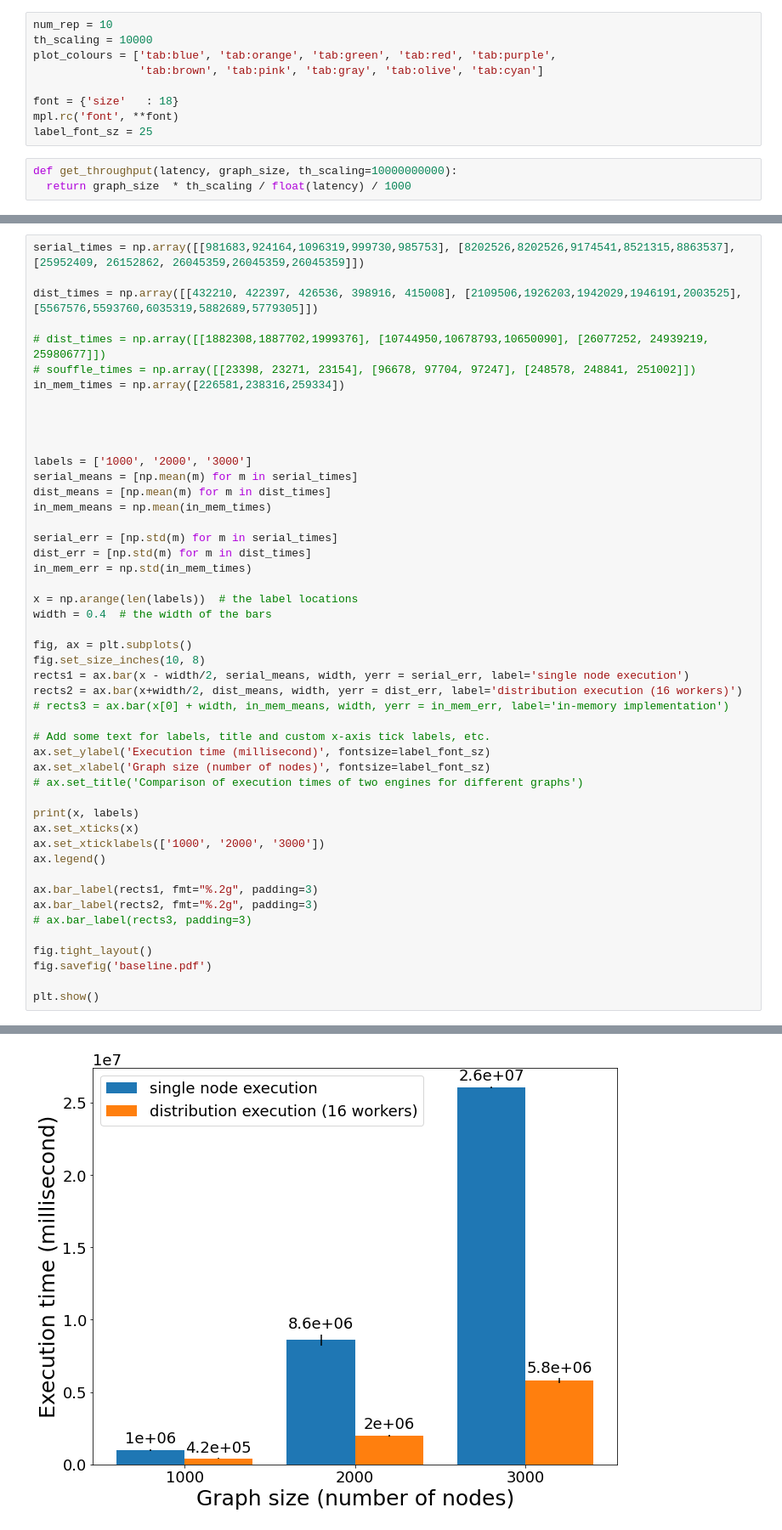
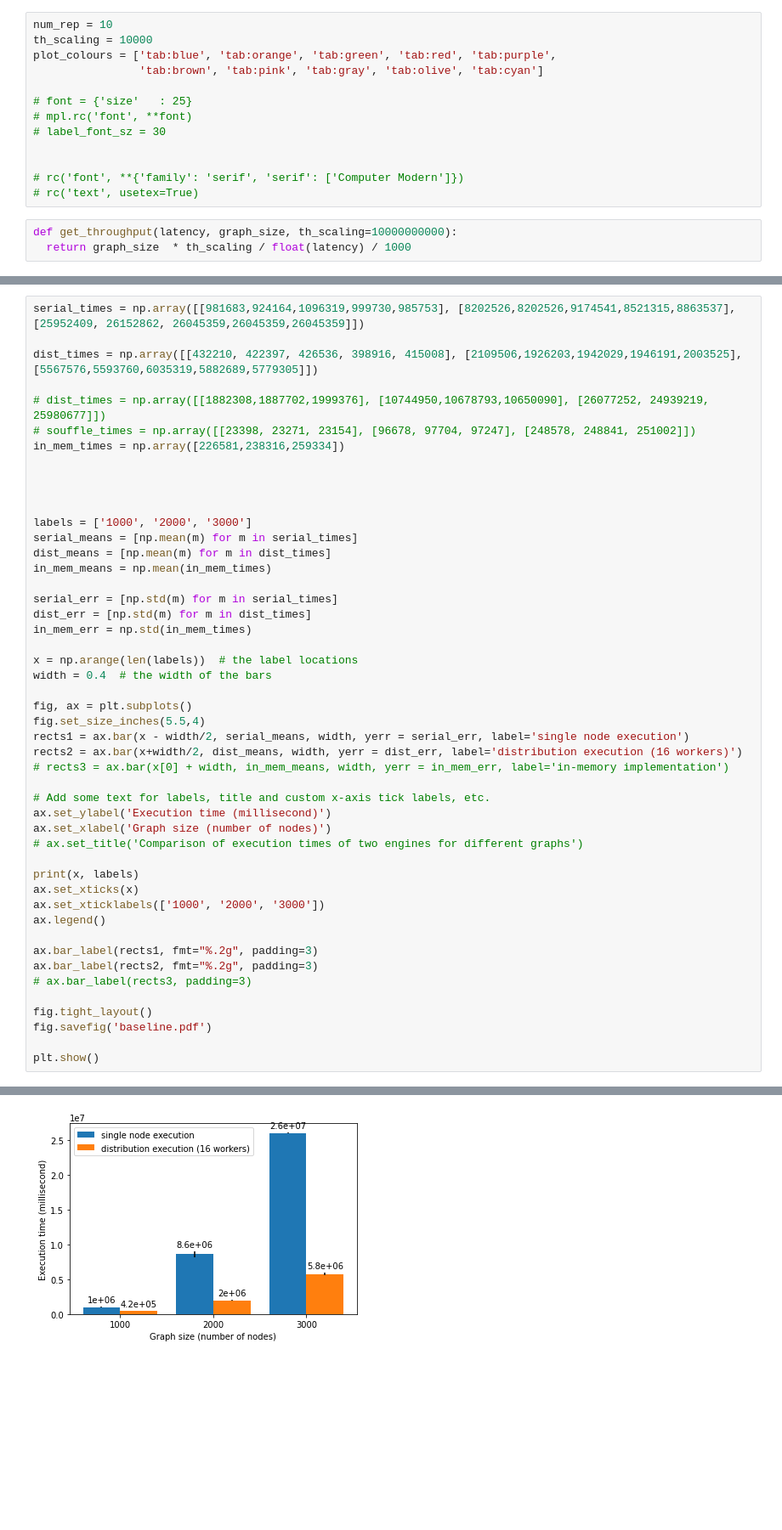
Before and after one commit to Vincent-lau/erlog, a Jupyter notebook: apps/bench/src/plot.ipynb, the cells around one changed output, grey strips where cells are left out. Shown: that part at 85% size. Saved outputs shown, nothing was run; the diff lists cells and outputs as text; blank space fills up the shorter version.

```diff
--- a/apps/bench/src/plot.ipynb
+++ b/apps/bench/src/plot.ipynb
@@ -9,9 +10,13 @@ th_scaling = 10000
 plot_colours = ['tab:blue', 'tab:orange', 'tab:green', 'tab:red', 'tab:purple',
                 'tab:brown', 'tab:pink', 'tab:gray', 'tab:olive', 'tab:cyan']
 
-font = {'size'   : 18}
-mpl.rc('font', **font)
-label_font_sz = 25
+# font = {'size'   : 25}
+# mpl.rc('font', **font)
+# label_font_sz = 30
+
+
+# rc('font', **{'family': 'serif', 'serif': ['Computer Modern']})
+# rc('text', usetex=True)
 # %%
 def get_throughput(latency, graph_size, th_scaling=10000000000):
   return graph_size  * th_scaling / float(latency) / 1000
@@ -238,37 +248,37 @@ in_mem_means = np.mean(in_mem_times)
 serial_err = [np.std(m) for m in serial_times]
 dist_err = [np.std(m) for m in dist_times]
 in_mem_err = np.std(in_mem_times)
 
 x = np.arange(len(labels))  # the label locations
 width = 0.4  # the width of the bars
 
 fig, ax = plt.subplots()
-fig.set_size_inches(10, 8)
+fig.set_size_inches(5.5,4)
 rects1 = ax.bar(x - width/2, serial_means, width, yerr = serial_err, label='single node execution')
 rects2 = ax.bar(x+width/2, dist_means, width, yerr = dist_err, label='distribution execution (16 workers)')
 # rects3 = ax.bar(x[0] + width, in_mem_means, width, yerr = in_mem_err, label='in-memory implementation')
 
 # Add some text for labels, title and custom x-axis tick labels, etc.
-ax.set_ylabel('Execution time (millisecond)', fontsize=label_font_sz)
-ax.set_xlabel('Graph size (number of nodes)', fontsize=label_font_sz)
+ax.set_ylabel('Execution time (millisecond)')
+ax.set_xlabel('Graph size (number of nodes)')
 # ax.set_title('Comparison of execution times of two engines for different graphs')
 
 print(x, labels)
 ax.set_xticks(x)
 ax.set_xticklabels(['1000', '2000', '3000'])
 ax.legend()
 
 ax.bar_label(rects1, fmt="%.2g", padding=3)
 ax.bar_label(rects2, fmt="%.2g", padding=3)
 # ax.bar_label(rects3, padding=3)
 
 fig.tight_layout()
 fig.savefig('baseline.pdf')
 
 plt.show()
 # %% [output]
 [0 1 2] ['1000', '2000', '3000']
-[figure, old version]
+[figure, new version]
 # %%
 serial_times = np.array([981683,924164,1096319,999730,985753])
 dist_times = np.array([432210, 422397, 426536, 398916, 415008])
```
Also changed, not shown: parts of 11 cells of this notebook.
